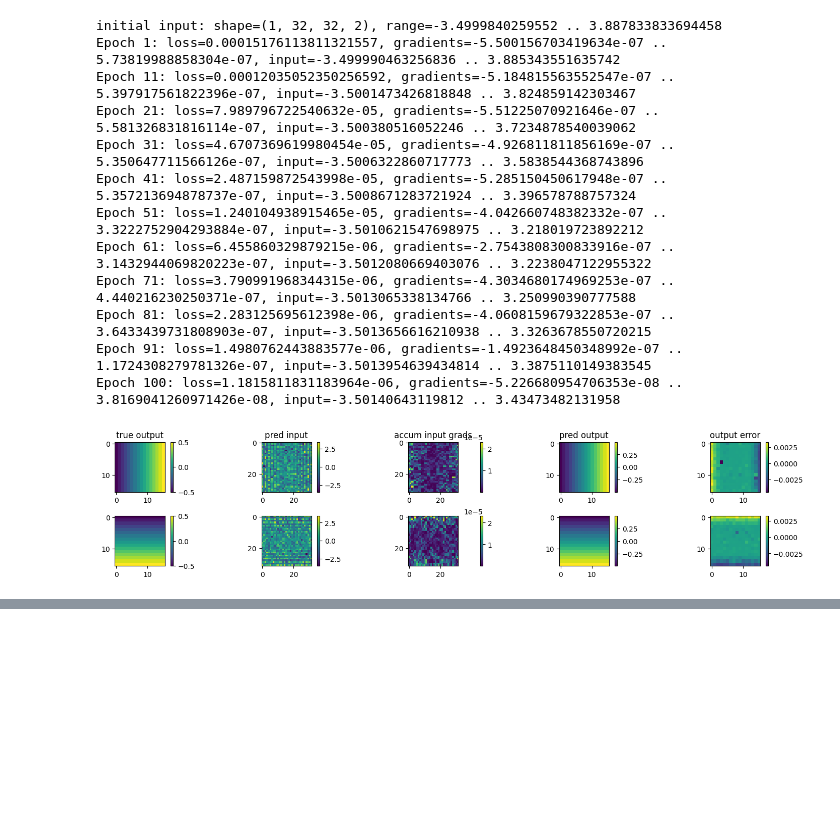
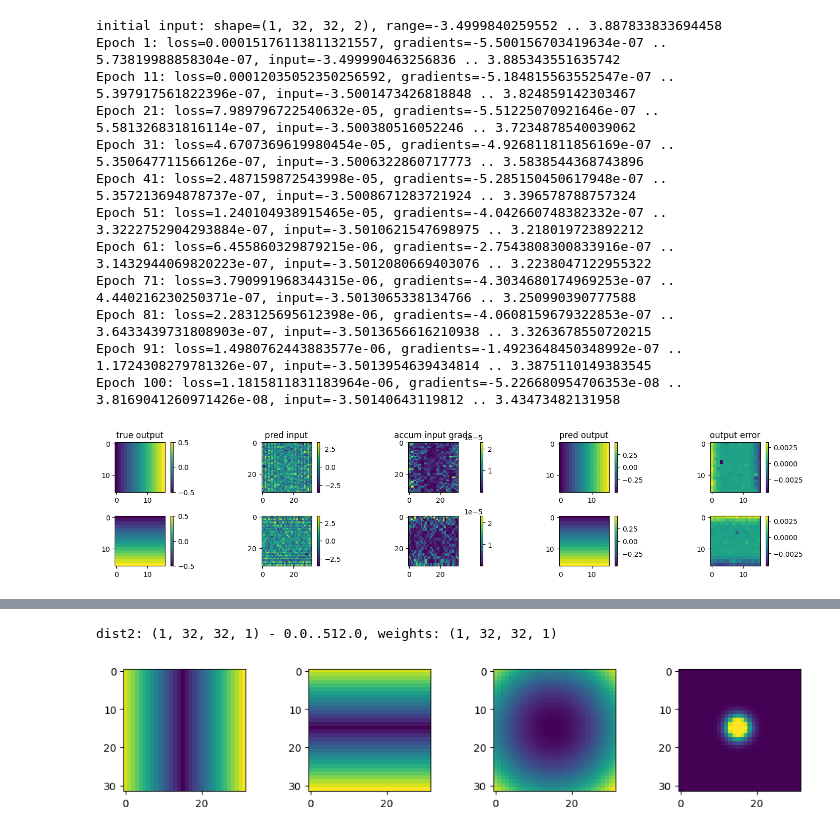
Before and after one commit to malcolmlett/robovac, a Jupyter notebook: doc/blog-202506/custom_layers_and_losses.ipynb, the cells around one changed output, grey strips where cells are left out. Saved outputs shown, nothing was run; the diff lists cells and outputs as text; code cells hidden in the pictures; blank space fills up the shorter version.

```diff
--- a/doc/blog-202506/custom_layers_and_losses.ipynb
+++ b/doc/blog-202506/custom_layers_and_losses.ipynb
@@ -713,0 +738,8 @@ Epoch 100: loss=1.1815811831183964e-06, gradients=-5.226680954706353e-08 .. 3.81
+# %%
+# On smaller images
+y_true = tf.stack([blog.generate_heatmap_image(15,15,32,32)], axis=0)
+y_pred = tf.stack([blog.generate_heatmap_image(25,25,32,32)], axis=0)
+loss = blog._PeakWeightedLoss("y_true", sigma=2.0, debug=True).call(y_true, y_pred)
+# %% [output]
+dist2: (1, 32, 32, 1) - 0.0..512.0, weights: (1, 32, 32, 1)
+[figure, added]
```
Also changed, not shown: parts of 15 cells of this notebook.
